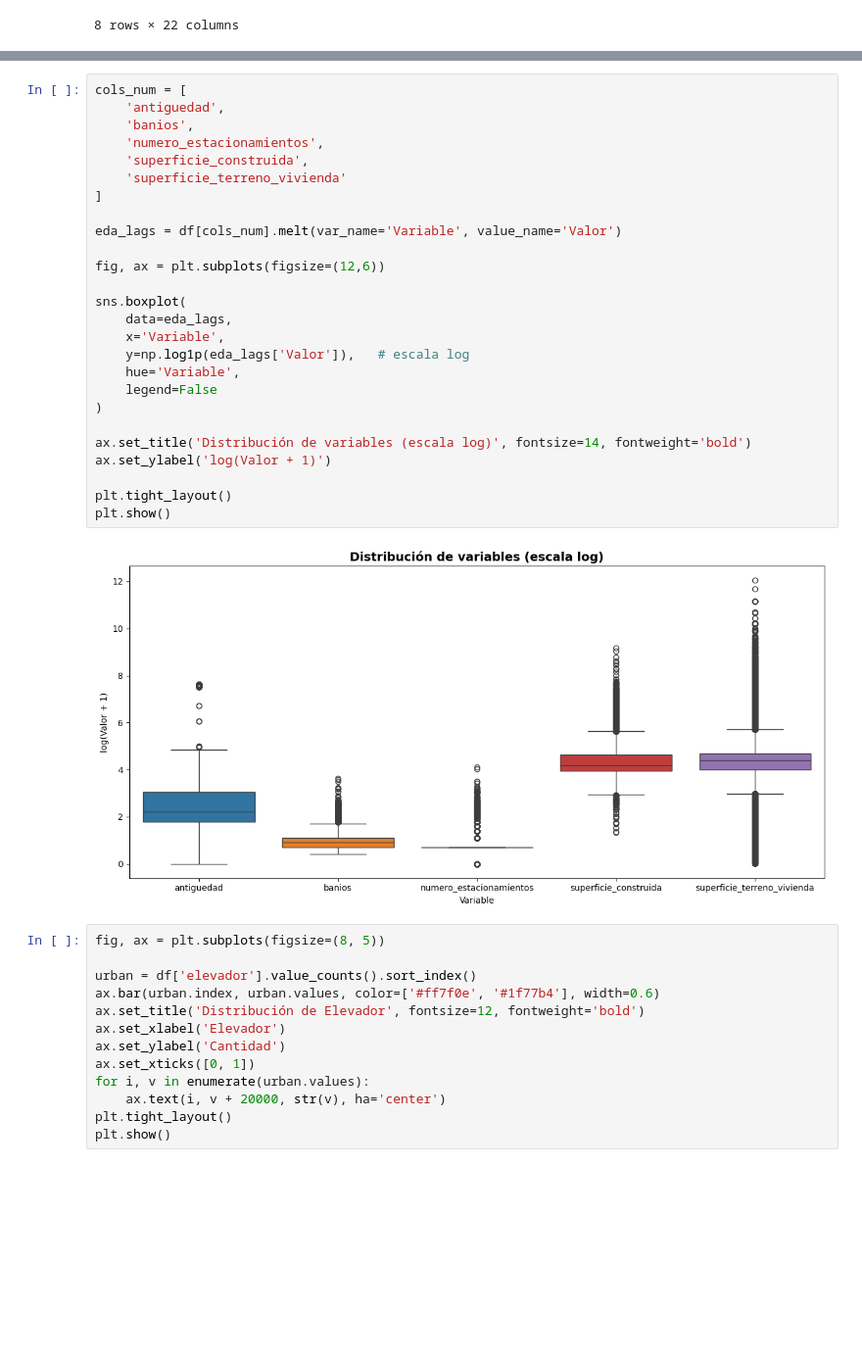
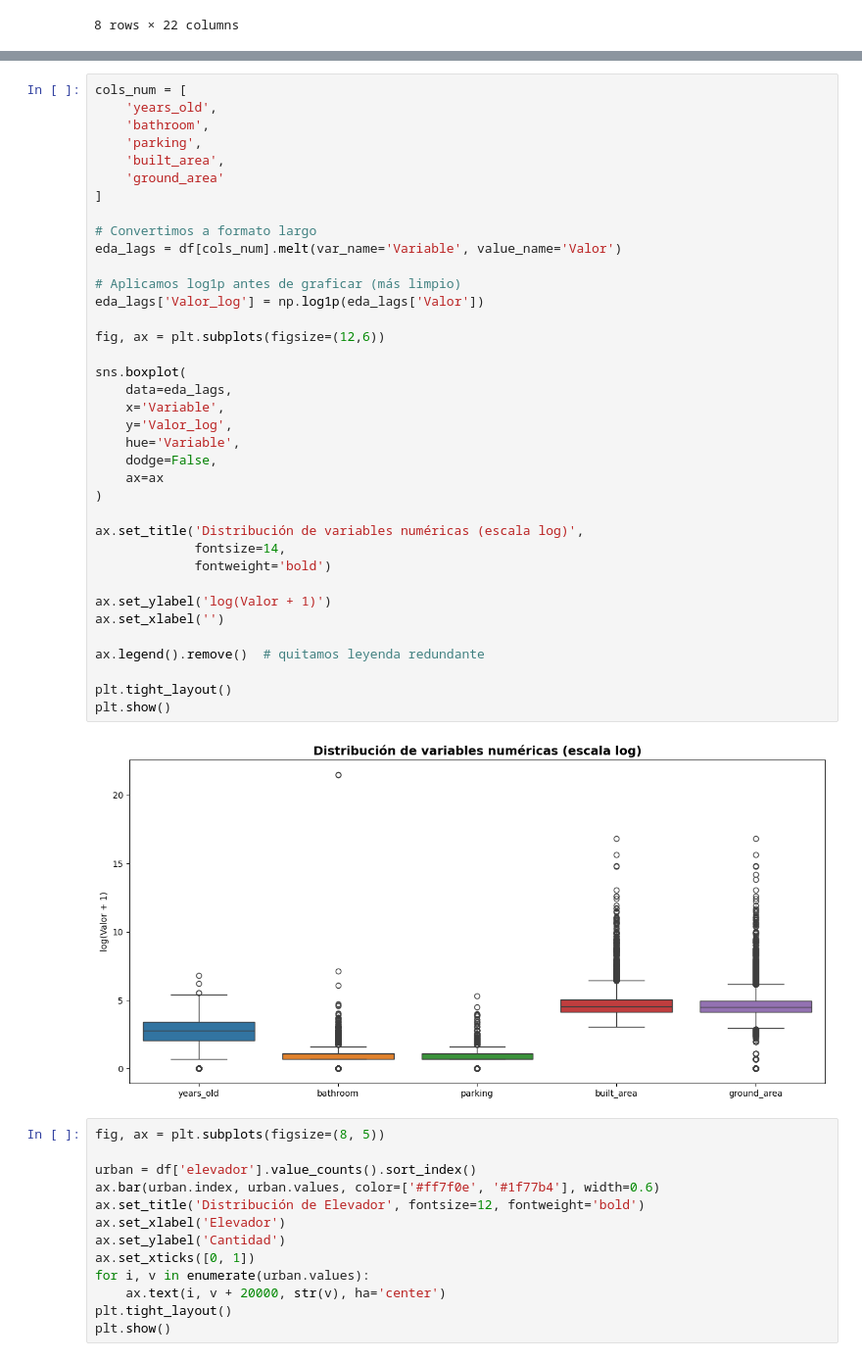
Before and after one commit to Marcocruz88/Proyecto, a Jupyter notebook: EDA.ipynb, the cells around one changed output, grey strips where cells are left out. Shown at 98% size. Saved outputs shown, nothing was run; the diff lists cells and outputs as text; blank space fills up the shorter version.

```diff
--- a/EDA.ipynb
+++ b/EDA.ipynb
@@ -92,31 +118,42 @@ KeyError: "None of [Index(['antiguedad', 'banios', 'numero_estacionamientos',\n
 # %%
 cols_num = [
-    'antiguedad',
-    'banios',
-    'numero_estacionamientos',
-    'superficie_construida',
-    'superficie_terreno_vivienda'
+    'years_old',
+    'bathroom',
+    'parking',
+    'built_area',
+    'ground_area'
 ]
 
+# Convertimos a formato largo
 eda_lags = df[cols_num].melt(var_name='Variable', value_name='Valor')
+
+# Aplicamos log1p antes de graficar (más limpio)
+eda_lags['Valor_log'] = np.log1p(eda_lags['Valor'])
 
 fig, ax = plt.subplots(figsize=(12,6))
 
 sns.boxplot(
     data=eda_lags,
     x='Variable',
-    y=np.log1p(eda_lags['Valor']),   # escala log
+    y='Valor_log',
     hue='Variable',
-    legend=False
+    dodge=False,
+    ax=ax
 )
 
-ax.set_title('Distribución de variables (escala log)', fontsize=14, fontweight='bold')
+ax.set_title('Distribución de variables numéricas (escala log)',
+             fontsize=14,
+             fontweight='bold')
+
 ax.set_ylabel('log(Valor + 1)')
+ax.set_xlabel('')
+
+ax.legend().remove()  # quitamos leyenda redundante
 
 plt.tight_layout()
 plt.show()
 # %% [output]
-[figure, old version]
+[figure, new version]
 # %%
 fig, ax = plt.subplots(figsize=(8, 5))
 
```
Also changed, not shown: parts of 1 cell of this notebook.
